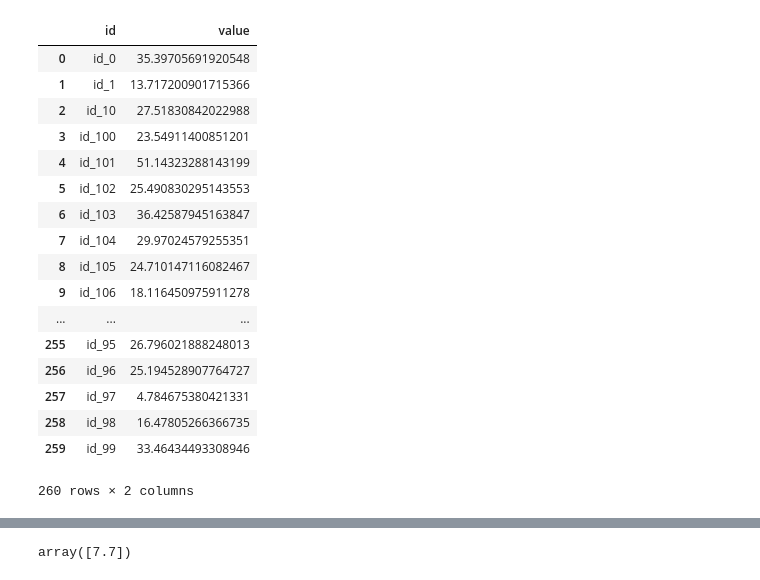
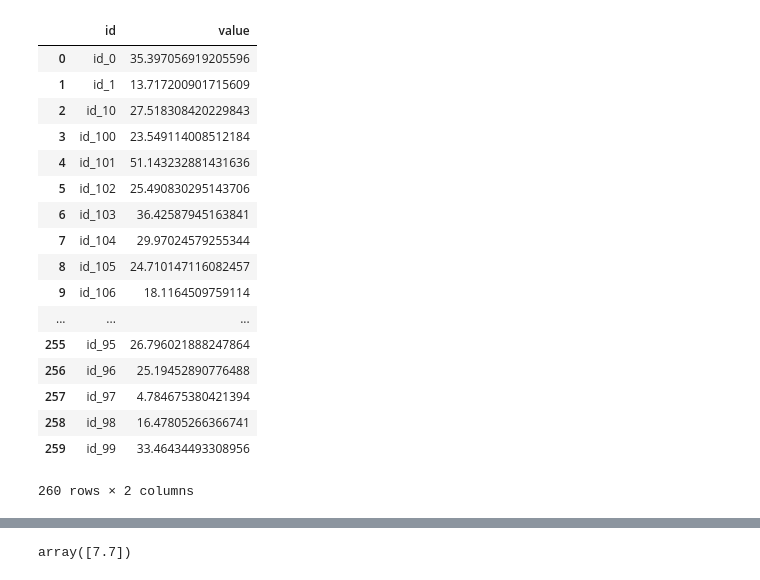
Before and after one commit to cigarbeer/ML2018SPRING, a Jupyter notebook: hw1/hw1.ipynb, the cells around one changed output, grey strips where cells are left out. Saved outputs shown, nothing was run; the diff lists cells and outputs as text; code cells hidden in the pictures.

```diff
--- a/hw1/hw1.ipynb
+++ b/hw1/hw1.ipynb
@@ -113,30 +114,30 @@ tX = dm.select_testing_feature(['PM2.5', 'PM10'])
 # %%
 results = []
 for i, tdf in tX.items():
-    instance_n = (tdf.T.values.flatten() - mu) / sigma
+    instance_n = (tdf.values.flatten() - mu) / sigma
+#     instance_n = (tdf.T.values.flatten() - mu) / sigma
+
 #     print(tdf.T.values.flatten())
     results.append((i, predict(norm_theta, np.insert(instance_n.reshape((1, -1)), obj=0, values=1, axis=1))[0, 0]))
 results = np.array(results)
 # %%
-pd.DataFrame(results, columns=['id', 'value']).to_csv('reproduce.csv', index=False)
+pd.DataFrame(results, columns=['id', 'value'])
+# %% [output]
+|  | id | value |
+| 0 | id_0 | 35.397056919205596 |
+| 1 | id_1 | 13.717200901715609 |
+| 2 | id_10 | 27.518308420229843 |
+| 3 | id_100 | 23.549114008512184 |
+| 4 | id_101 | 51.143232881431636 |
+| 5 | id_102 | 25.490830295143706 |
+| 6 | id_103 | 36.42587945163841 |
+| 7 | id_104 | 29.97024579255344 |
+| 8 | id_105 | 24.710147116082457 |
+| 9 | id_106 | 18.1164509759114 |
+| ... | ... | ... |
+| 255 | id_95 | 26.796021888247864 |
+| 256 | id_96 | 25.19452890776488 |
+| 257 | id_97 | 4.784675380421394 |
+| 258 | id_98 | 16.47805266366741 |
+| 259 | id_99 | 33.46434493308956 |
+260 rows × 2 columns
-# %%
-r
-# %% [output]
-|  | id | value |
-| 0 | id_0 | 35.39705691920548 |
-| 1 | id_1 | 13.717200901715366 |
-| 2 | id_10 | 27.51830842022988 |
-| 3 | id_100 | 23.54911400851201 |
-| 4 | id_101 | 51.14323288143199 |
-| 5 | id_102 | 25.490830295143553 |
-| 6 | id_103 | 36.42587945163847 |
-| 7 | id_104 | 29.97024579255351 |
-| 8 | id_105 | 24.710147116082467 |
-| 9 | id_106 | 18.116450975911278 |
-| ... | ... | ... |
-| 255 | id_95 | 26.796021888248013 |
-| 256 | id_96 | 25.194528907764727 |
-| 257 | id_97 | 4.784675380421331 |
-| 258 | id_98 | 16.47805266366735 |
-| 259 | id_99 | 33.46434493308946 |
-260 rows × 2 columns
```
Also changed, not shown: parts of 12 cells of this notebook, 1 other file.
